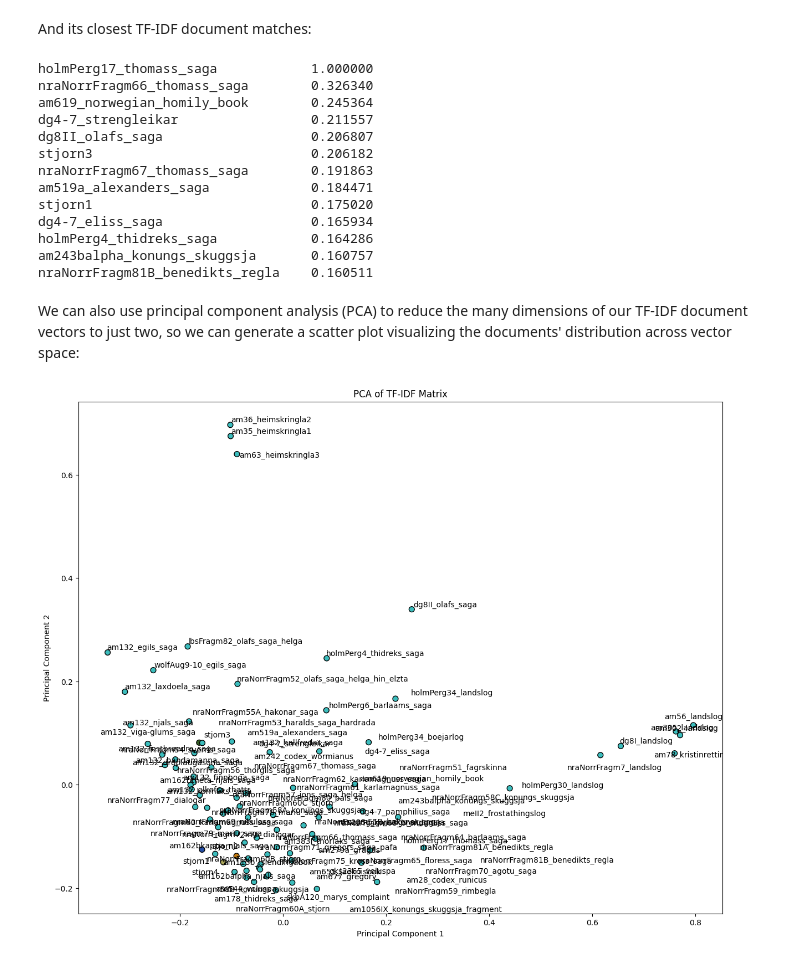
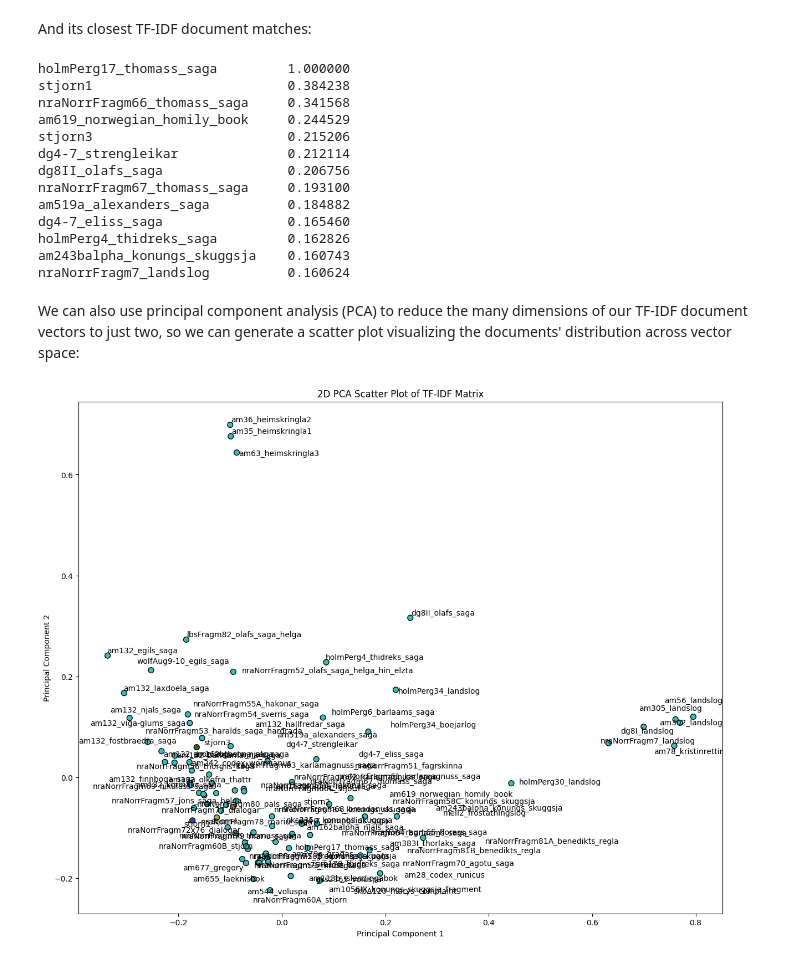
Before and after one commit to langeslag/on-corpus-tools, a Jupyter notebook: stjorn/tf-idf.ipynb, the cells around one changed output. Cells and saved outputs as stored; diff of their text form; code cells hidden in the pictures.

```diff
--- a/stjorn/tf-idf.ipynb
+++ b/stjorn/tf-idf.ipynb
@@ -17,17 +17,19 @@ def normalize(target):
     matrix = {
         'j': 'i',
         'v': 'u',
+        '': 'u', # &vacute;
         # Experiment with *either* normalizing ð to þ,
         # or *else* both to d (because AM 226 often uses d for ð):
-        'ð': 'þ',
-        #'ð': 'd',
-        #'þ': 'd',
+        #'ð': 'þ',
+        'ð': 'd',
+        'þ': 'd',
         'á': 'a',
         'ǽ': 'æ',
         'ę': 'æ',
         'é': 'e',
         'í': 'i',
         'ó': 'o',
+        '': 'ǫ', # &oogonacute;
         'ú': 'u',
         'ý': 'y',
         'ǿ': 'ø',
@@ -276,39 +278,39 @@ And its closest TF-IDF document matches:
 # %%
 rank('holmPerg17_thomass_saga')
 # %% [output]
-holmPerg17_thomass_saga            1.000000
-nraNorrFragm66_thomass_saga        0.326340
-am619_norwegian_homily_book        0.245364
-dg4-7_strengleikar                 0.211557
-dg8II_olafs_saga                   0.206807
-stjorn3                            0.206182
-nraNorrFragm67_thomass_saga        0.191863
-am519a_alexanders_saga             0.184471
-stjorn1                            0.175020
-dg4-7_eliss_saga                   0.165934
-holmPerg4_thidreks_saga            0.164286
-am243balpha_konungs_skuggsja       0.160757
-nraNorrFragm81B_benedikts_regla    0.160511
+holmPerg17_thomass_saga         1.000000
+stjorn1                         0.384238
+nraNorrFragm66_thomass_saga     0.341568
+am619_norwegian_homily_book     0.244529
+stjorn3                         0.215206
+dg4-7_strengleikar              0.212114
+dg8II_olafs_saga                0.206756
+nraNorrFragm67_thomass_saga     0.193100
+am519a_alexanders_saga          0.184882
+dg4-7_eliss_saga                0.165460
+holmPerg4_thidreks_saga         0.162826
+am243balpha_konungs_skuggsja    0.160743
+nraNorrFragm7_landslog          0.160624
 # %% [markdown]
 We can also use principal component analysis (PCA) to reduce the many dimensions of our TF-IDF document vectors to just two, so we can generate a scatter plot visualizing the documents' distribution across vector space:
 # %%
 colours = dict()
 for i in titles:
     colours[i] = '#3CBDBD'
 colours['stjorn1'] = '#264FA6'
 colours['stjorn2'] = '#C27A13'
 colours['stjorn3'] = '#355E26'
 colours['stjorn4'] = '#ABA75B'
 pca = PCA(n_components=2)
 pca_result = pca.fit_transform(model.toarray())
 plt.figure(figsize=(15, 12))
 plt.scatter(pca_result[:, 0], pca_result[:, 1], c=colours.values(), cmap=matplotlib.colors.ListedColormap(colours), edgecolor='k', s=50)
 labels = [plt.annotate(txt, (pca_result[i, 0], pca_result[i, 1])) for i, txt in enumerate(titles)]
 adjust_text(labels)
-plt.title('PCA of TF-IDF Matrix')
+plt.title('2D PCA Scatter Plot of TF-IDF Matrix')
 plt.xlabel('Principal Component 1')
 plt.ylabel('Principal Component 2')
-plt.savefig(fname='tfidf.svg', format='svg', bbox_inches='tight')
+#plt.savefig(fname='tfidf.svg', format='svg', bbox_inches='tight')
 plt.show()
 # %% [output]
-[figure, old version]
+[figure, new version]
```
Also changed, not shown: parts of 9 cells of this notebook, 5 other files.
